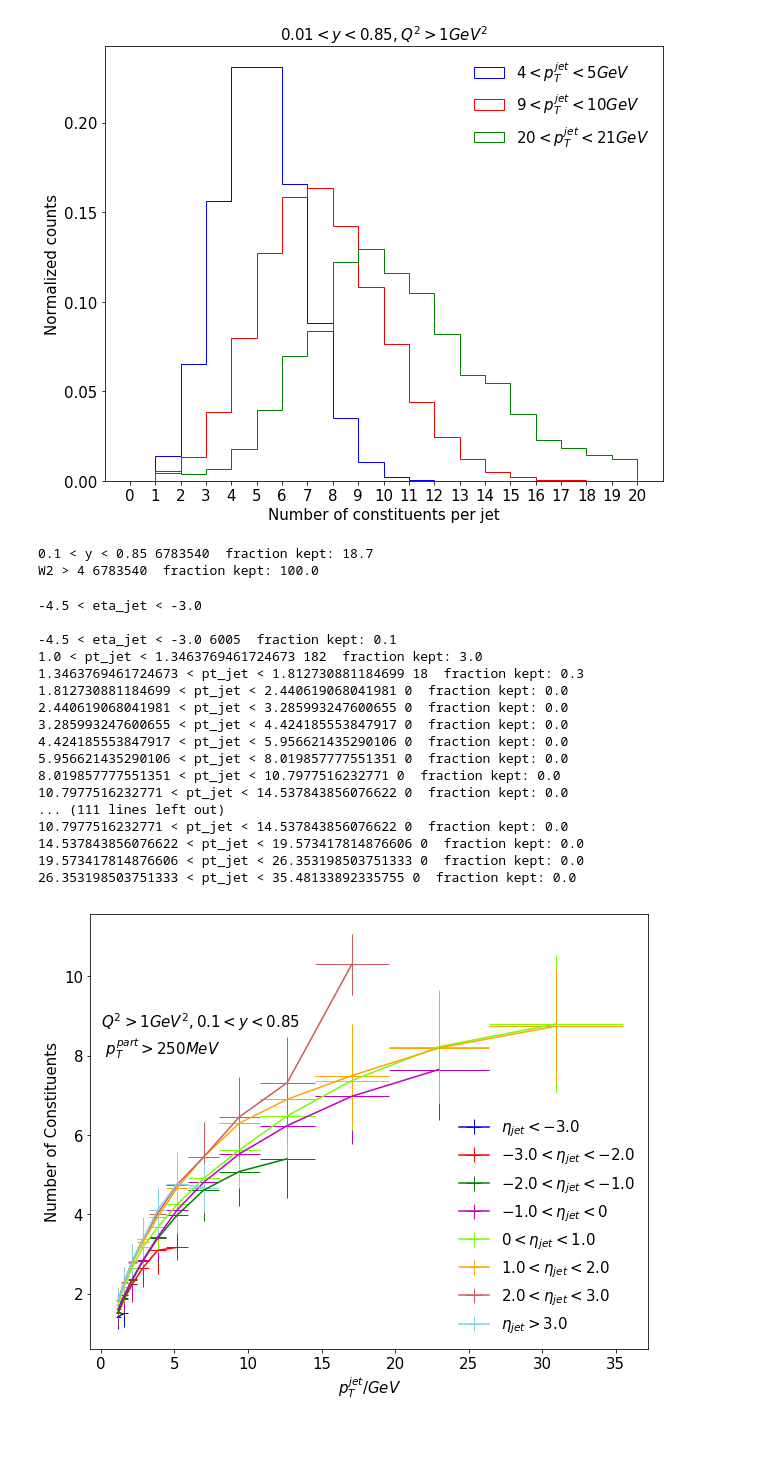
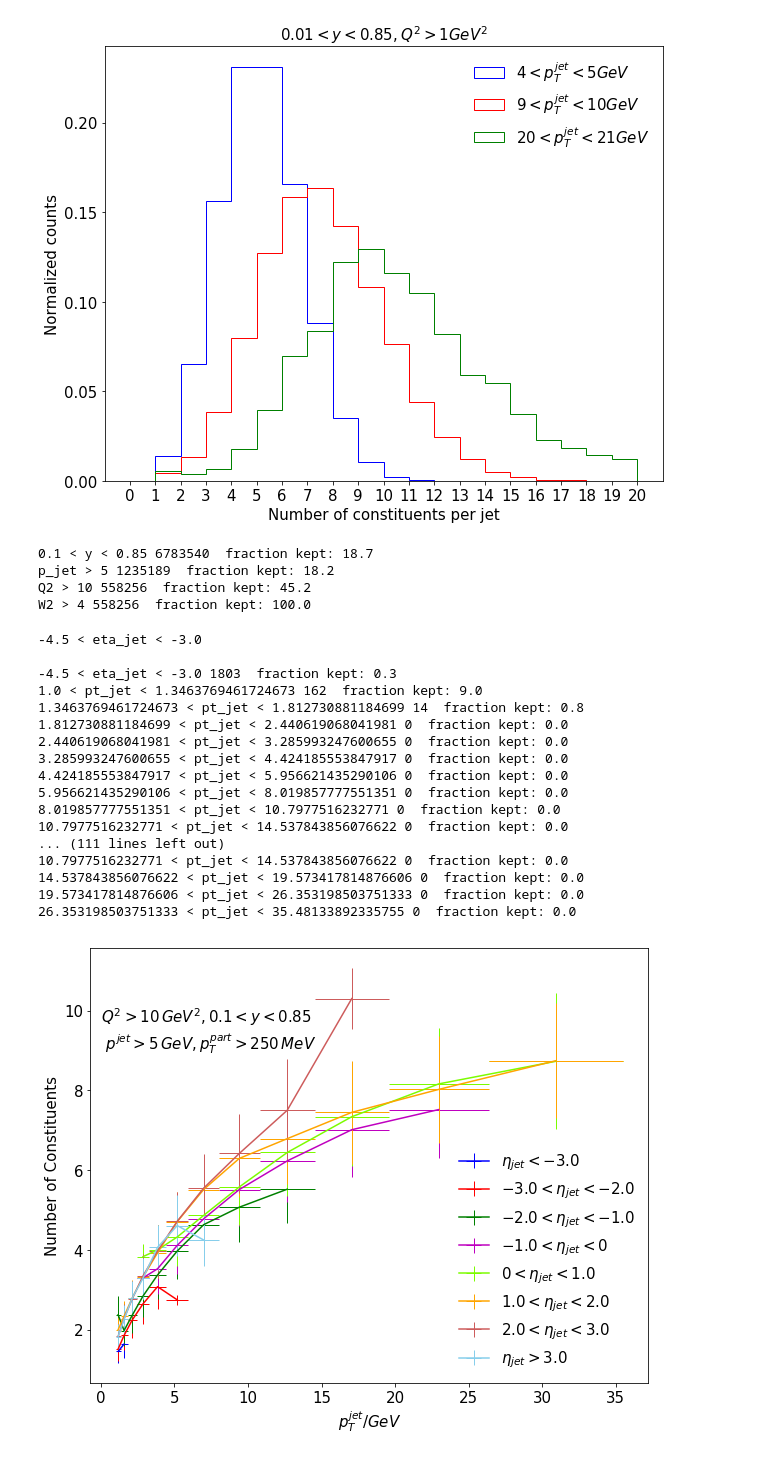
Before and after one commit to y-song/notebooks, a Jupyter notebook: number_of_jet_constituents.ipynb, the cells around one changed output. Drawn from its saved outputs; the diff is of its cells as text; code cells hidden in the pictures.

```diff
--- a/number_of_jet_constituents.ipynb
+++ b/number_of_jet_constituents.ipynb
@@ -85,20 +85,24 @@ etaedges = [-4.5, -3.0, -2.0, -1.0, 0, 1, 2, 3, 4.5]
 ptedges = toArrayFloat(0, 1.55, 0, log=True, logNum=13)
 # %%
 b = applyCut(a, '0.1 < y < 0.85', '0.1 < y < 0.85')
+b = applyCut(b, 'p_jet > 5', 'p_jet > 5')
+b = applyCut(b, 'Q2 > 10', 'Q2 > 10')
 b = applyCut(b, 'W2 > 4', 'W2 > 4')
 b.eval('nnm = n_decay_photon / 2', inplace=True)
 b.eval('tot = nnh + ncharged + nnm', inplace=True)
 # %% [output]
 0.1 < y < 0.85 6783540  fraction kept: 18.7
-W2 > 4 6783540  fraction kept: 100.0
+p_jet > 5 1235189  fraction kept: 18.2
+Q2 > 10 558256  fraction kept: 45.2
+W2 > 4 558256  fraction kept: 100.0
 # %%
 d = partitionEtaPt(b, etaedges, ptedges)
 # %% [output]
 -4.5 < eta_jet < -3.0
 
--4.5 < eta_jet < -3.0 6005  fraction kept: 0.1
-1.0 < pt_jet < 1.3463769461724673 182  fraction kept: 3.0
-1.3463769461724673 < pt_jet < 1.812730881184699 18  fraction kept: 0.3
+-4.5 < eta_jet < -3.0 1803  fraction kept: 0.3
+1.0 < pt_jet < 1.3463769461724673 162  fraction kept: 9.0
+1.3463769461724673 < pt_jet < 1.812730881184699 14  fraction kept: 0.8
 1.812730881184699 < pt_jet < 2.440619068041981 0  fraction kept: 0.0
 2.440619068041981 < pt_jet < 3.285993247600655 0  fraction kept: 0.0
 3.285993247600655 < pt_jet < 4.424185553847917 0  fraction kept: 0.0
@@ -114,22 +118,22 @@ d = partitionEtaPt(b, etaedges, ptedges)
 # %%
 fig = plt.figure(figsize=(10,8))
 for i in range(len(etaedges)-1):
     x = []*(len(ptedges)-1)
     y = []*(len(ptedges)-1)
     yerr = []*(len(ptedges)-1)
     for j in range(len(ptedges)-1):
         df = d[i][j]
         x.append((((float)(ptedges[j])) + ptedges[j+1])/2)
         y.append(np.mean(df['tot']))
         xerr = getInterval(ptedges)/2
         yerr.append(np.std(df['tot'])/2)
     plt.errorbar(x, y, xerr = xerr, yerr = yerr, color=colorArray[i], elinewidth=1, label=labelArray[i])
 plt.xticks(fontsize=15)
 plt.yticks(fontsize=15)
 plt.xlabel('$p_T^{jet} / GeV$', fontsize=15)
 plt.ylabel('Number of Constituents', fontsize=15)
 plt.legend(prop={'size': 15}, frameon=False, loc='best')
-plt.text(0,8,'$ Q^2 > 1 GeV^2, 0.1 < y < 0.85 $ \n $ p_T^{part} > 250 MeV $', fontsize=15)
+plt.text(0,9,'$ Q^2 > 10 \, GeV^2, 0.1 < y < 0.85 $ \n $p^{jet} > 5 \, GeV, p_T^{part} > 250 \, MeV $', fontsize=15)
 plt.savefig('images/number.pdf', bbox_inches='tight')
 # %% [output]
-[figure, old version]
+[figure, new version]
```
Also changed, not shown: parts of 3 cells of this notebook.
